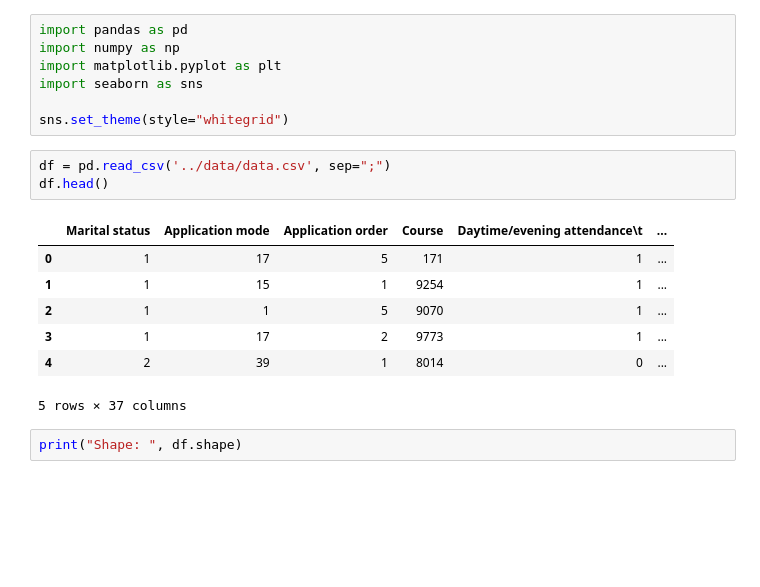
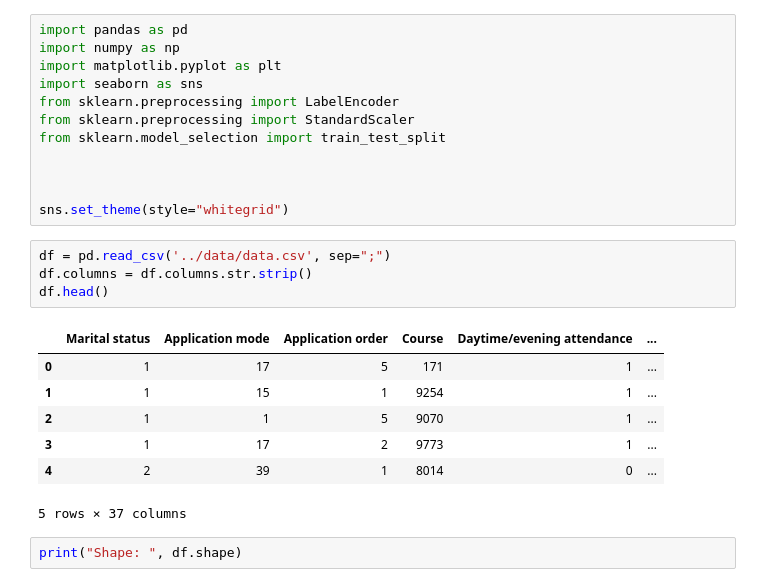
Before and after one commit to BartugKaan/student-dropout-prediction, a Jupyter notebook: notebooks/eda.ipynb, the cells around one changed output. Cells and saved outputs as stored; diff of their text form; blank space fills up the shorter version.

Commit message:
Refactor data preprocessing steps and fix column name inconsistencies in EDA notebook

```diff
--- a/notebooks/eda.ipynb
+++ b/notebooks/eda.ipynb
@@ -3,13 +3,19 @@ import pandas as pd
 import numpy as np
 import matplotlib.pyplot as plt
 import seaborn as sns
+from sklearn.preprocessing import LabelEncoder
+from sklearn.preprocessing import StandardScaler
+from sklearn.model_selection import train_test_split
+
+
 
 sns.set_theme(style="whitegrid")
 # %%
 df = pd.read_csv('../data/data.csv', sep=";")
+df.columns = df.columns.str.strip()
 df.head()
 # %% [output]
-|  | Marital status | Application mode | Application order | Course | Daytime/evening attendance\t | ... |
+|  | Marital status | Application mode | Application order | Course | Daytime/evening attendance | ... |
 | 0 | 1 | 17 | 5 | 171 | 1 | ... |
 | 1 | 1 | 15 | 1 | 9254 | 1 | ... |
 | 2 | 1 | 1 | 5 | 9070 | 1 | ... |
```
Also changed, not shown: parts of 8 cells of this notebook.
